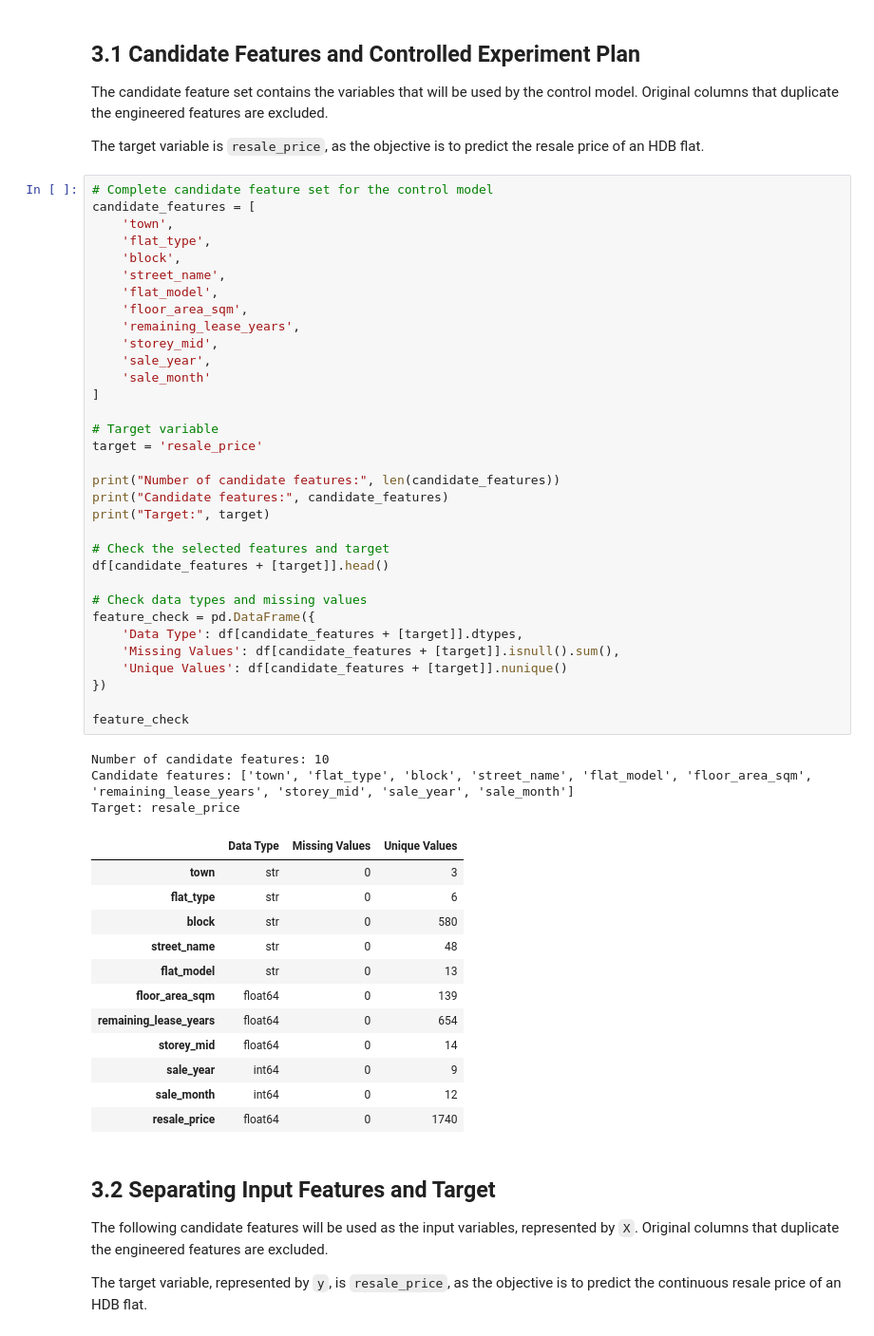
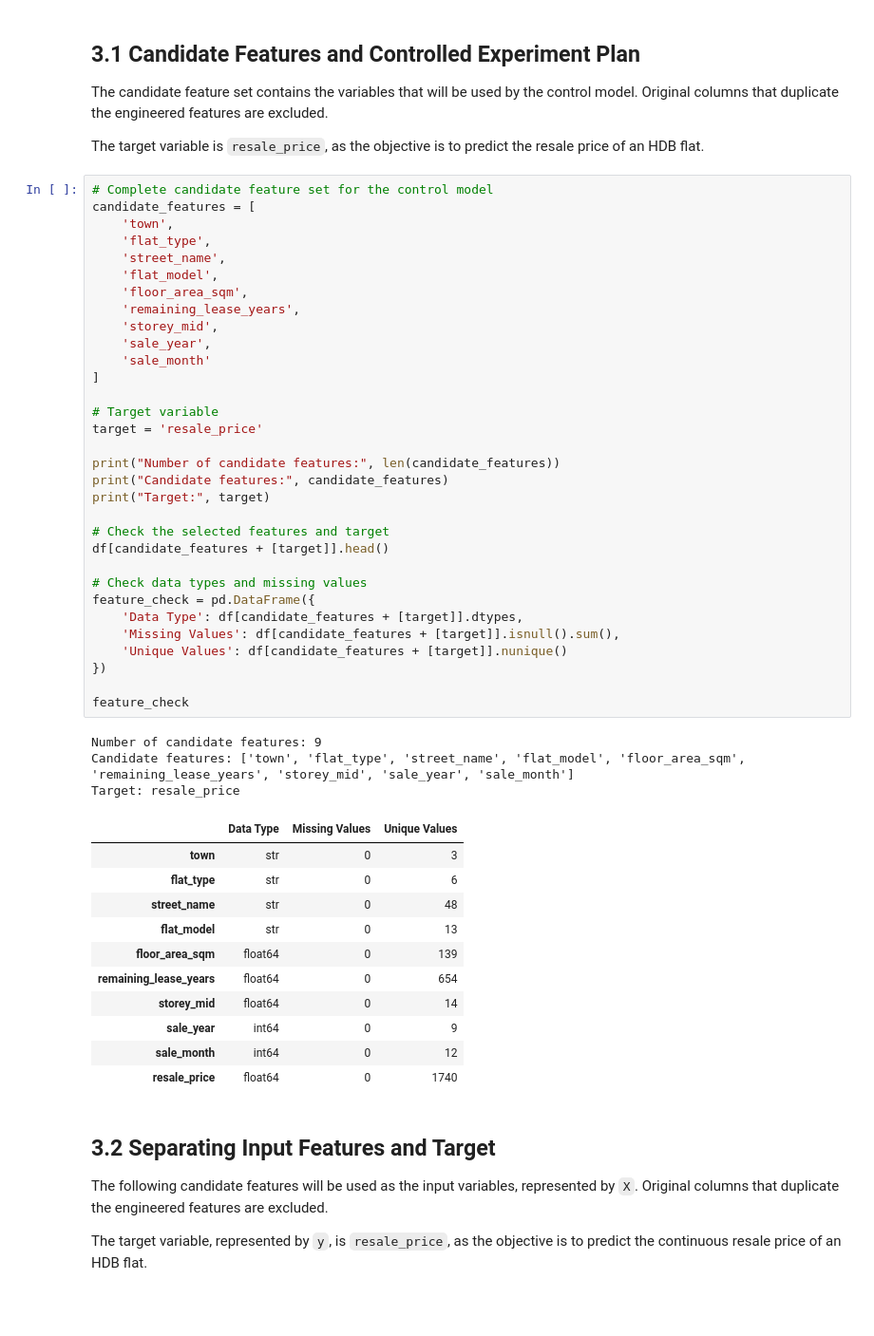
Before and after one commit to zephen1234/mldp-project, a Jupyter notebook: MLDP Program Codes Submission .ipynb, the cells around one changed output. Shown at 95% size. Drawn from its saved outputs; the diff is of its cells as text; blank space fills up the shorter version.

```diff
--- a/MLDP Program Codes Submission .ipynb
+++ b/MLDP Program Codes Submission .ipynb
@@ -399,42 +412,40 @@ The target variable is `resale_price`, as the objective is to predict the resale
 candidate_features = [
     'town',
     'flat_type',
-    'block',
     'street_name',
     'flat_model',
     'floor_area_sqm',
     'remaining_lease_years',
     'storey_mid',
     'sale_year',
     'sale_month'
 ]
 
 # Target variable
 target = 'resale_price'
 
 print("Number of candidate features:", len(candidate_features))
 print("Candidate features:", candidate_features)
 print("Target:", target)
 
 # Check the selected features and target
 df[candidate_features + [target]].head()
 
 # Check data types and missing values
 feature_check = pd.DataFrame({
     'Data Type': df[candidate_features + [target]].dtypes,
     'Missing Values': df[candidate_features + [target]].isnull().sum(),
     'Unique Values': df[candidate_features + [target]].nunique()
 })
 
 feature_check
 # %% [output]
-Number of candidate features: 10
-Candidate features: ['town', 'flat_type', 'block', 'street_name', 'flat_model', 'floor_area_sqm', 'remaining_lease_years', 'storey_mid', 'sale_year', 'sale_month']
+Number of candidate features: 9
+Candidate features: ['town', 'flat_type', 'street_name', 'flat_model', 'floor_area_sqm', 'remaining_lease_years', 'storey_mid', 'sale_year', 'sale_month']
 Target: resale_price
 |  | Data Type | Missing Values | Unique Values |
 | town | str | 0 | 3 |
 | flat_type | str | 0 | 6 |
-| block | str | 0 | 580 |
 | street_name | str | 0 | 48 |
 | flat_model | str | 0 | 13 |
 | floor_area_sqm | float64 | 0 | 139 |
```
Also changed, not shown: parts of 21 cells of this notebook, 1 other file.
